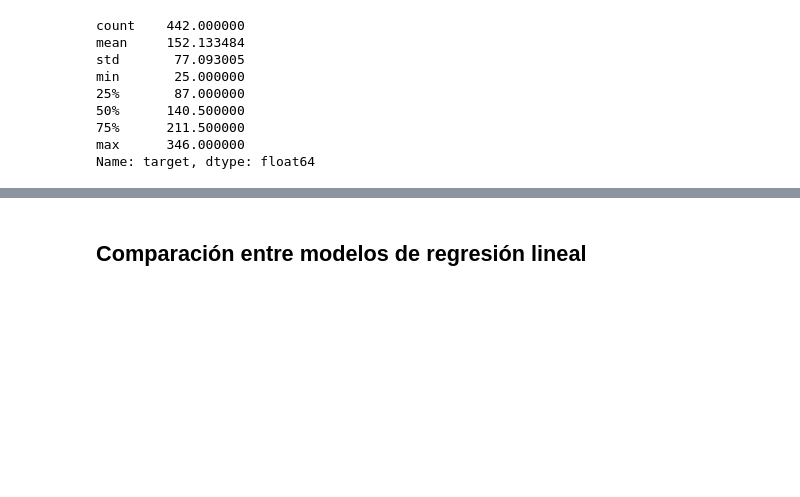
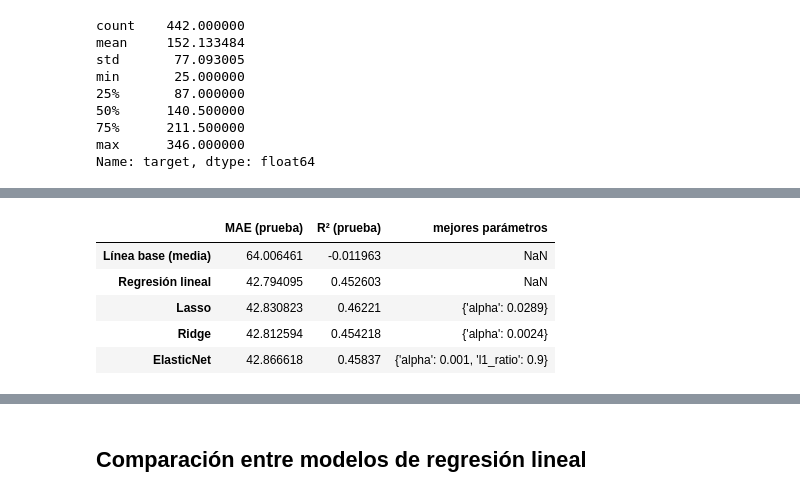
Before and after one commit to contreras-juan/Material-Ciencia-de-Datos, a Jupyter notebook: Machine_Learning/Supervised/03_Regresión_Lineal_III.ipynb, the cells around one changed output, grey strips where cells are left out. Saved outputs shown, nothing was run; the diff lists cells and outputs as text; code cells hidden in the pictures; blank space fills up the shorter version.

```diff
--- a/Machine_Learning/Supervised/03_Regresión_Lineal_III.ipynb
+++ b/Machine_Learning/Supervised/03_Regresión_Lineal_III.ipynb
@@ -294,0 +332,33 @@ Importancia de s6: 36.70067195312105
+# %%
+from sklearn.dummy import DummyRegressor
+from sklearn.linear_model import ElasticNet
+from sklearn.model_selection import KFold
+from sklearn.metrics import r2_score, mean_absolute_error
+
+cv5 = KFold(n_splits=5, shuffle=True, random_state=42)
+alphas_amplias = np.logspace(-4, 2, 40)
+
+buscadores = {
+    'Lasso': GridSearchCV(Lasso(max_iter=10000), {'alpha': alphas_amplias}, cv=cv5),
+    'Ridge': GridSearchCV(Ridge(), {'alpha': alphas_amplias}, cv=cv5),
+    'ElasticNet': GridSearchCV(ElasticNet(max_iter=10000),
+                               {'alpha': np.logspace(-3, 1, 20), 'l1_ratio': [0.1, 0.5, 0.9]}, cv=cv5),
+}
+modelos_d = {'Línea base (media)': DummyRegressor(), 'Regresión lineal': LinearRegression(), **buscadores}
+
+filas = {}
+for nombre, modelo in modelos_d.items():
+    modelo.fit(X_train, y_train)
+    pred = modelo.predict(X_test)
+    fila = {'MAE (prueba)': mean_absolute_error(y_test, pred), 'R² (prueba)': r2_score(y_test, pred)}
+    if nombre in buscadores:
+        fila['mejores parámetros'] = {k: round(float(v), 4) for k, v in modelo.best_params_.items()}
+    filas[nombre] = fila
+pd.DataFrame(filas).T
+# %% [output]
+|  | MAE (prueba) | R² (prueba) | mejores parámetros |
+| Línea base (media) | 64.006461 | -0.011963 | NaN |
+| Regresión lineal | 42.794095 | 0.452603 | NaN |
+| Lasso | 42.830823 | 0.46221 | {'alpha': 0.0289} |
+| Ridge | 42.812594 | 0.454218 | {'alpha': 0.0024} |
+| ElasticNet | 42.866618 | 0.45837 | {'alpha': 0.001, 'l1_ratio': 0.9} |
```
Also changed, not shown: parts of 7 cells of this notebook, 1 other file.
